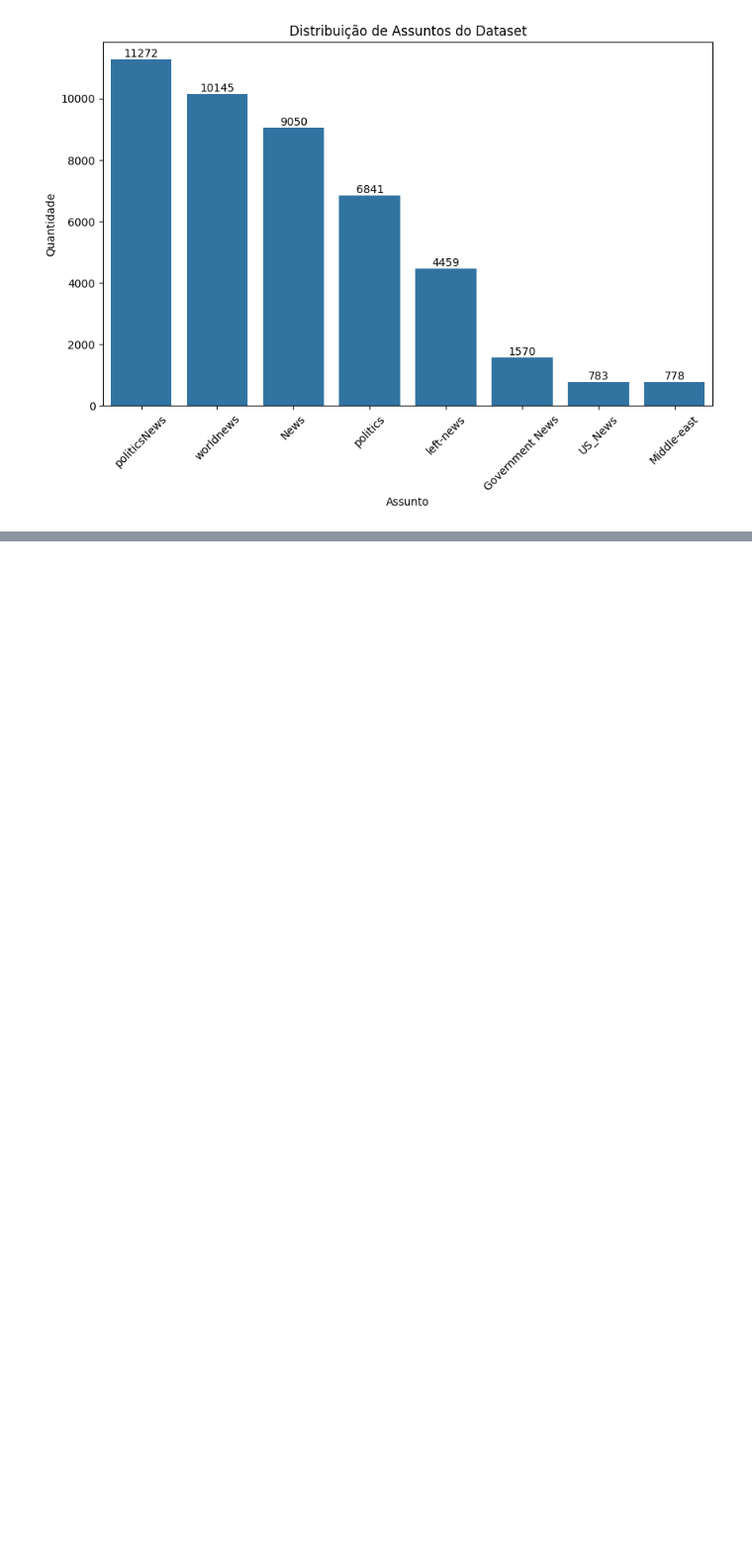
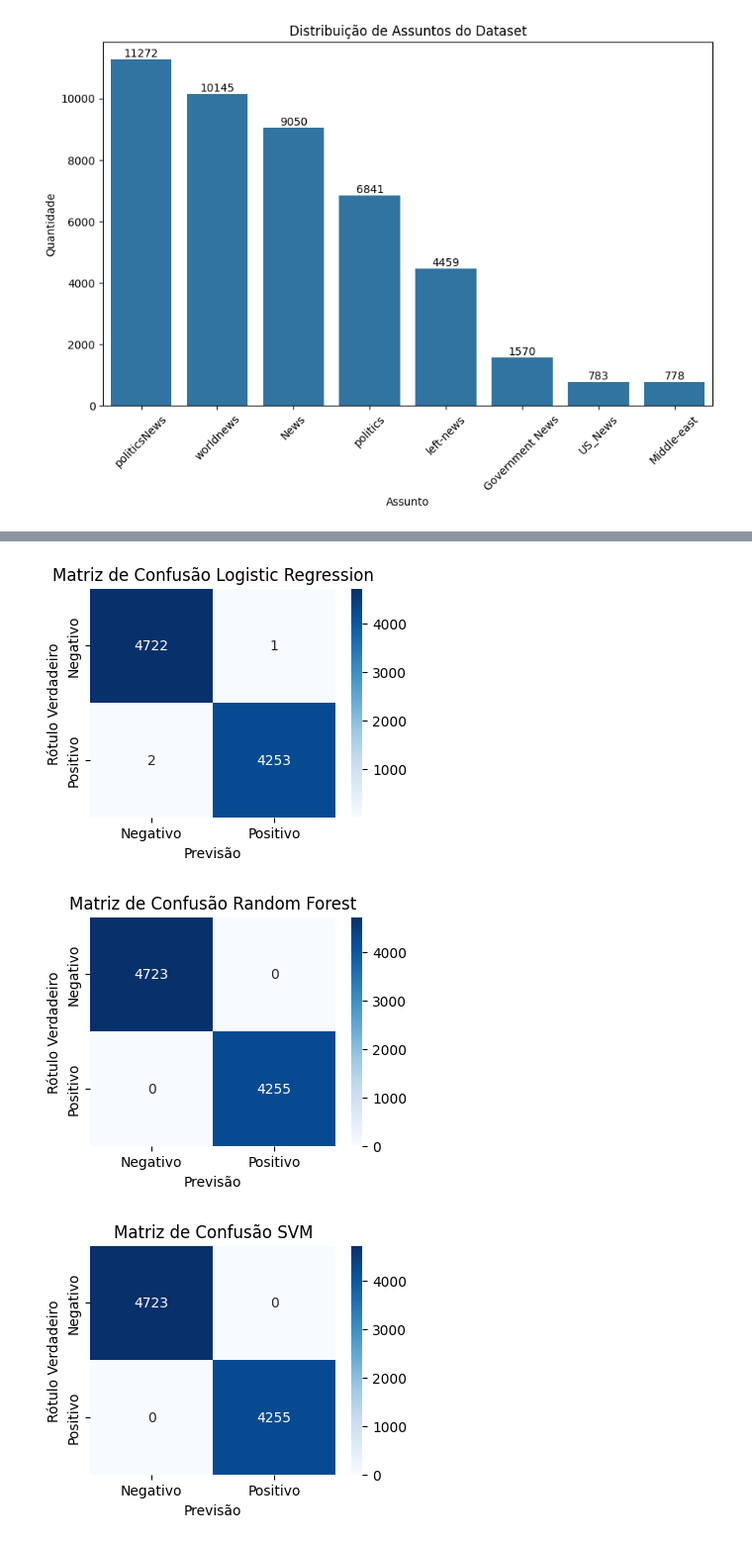
Before and after one commit to alandesson/puc-pos-fakenews, a Jupyter notebook: fake_news.ipynb, the cells around one changed output, grey strips where cells are left out. Shown: that part at 99% size. Cells and saved outputs as stored; diff of their text form; code cells hidden in the pictures; blank space fills up the shorter version.

```diff
--- a/fake_news.ipynb
+++ b/fake_news.ipynb
@@ -208,0 +269,10 @@ print("Accuracy:", accuracy)
+# %%
+from sklearn.model_selection import train_test_split
+
+# Tamanho da base de teste, 0.2 equivale a utilizar 20% do dataset para teste e 80% para treinamento
+tamanho_teste = 0.2
+# Semente - Garantir que a divisão dos dados seja reproduzível
+semente = 42
+
+# Dividindo os dados em conjunto de treinamento e teste
+X_train, X_test, y_train, y_test = train_test_split(X, y, test_size=tamanho_teste, random_state=semente)
@@ -208,0 +335,14 @@ print("Accuracy:", accuracy)
+# %%
+from sklearn.metrics import accuracy_score, classification_report, confusion_matrix
+import numpy as np
+
+# Avaliação dos modelos utilizando accuracy_score
+resultados = {}
+for nome, modelo in modelos.items():
+    y_pred = modelo.predict(X_test)
+    accuracy = accuracy_score(y_test, y_pred)
+    report = classification_report(y_test, y_pred)
+    resultados[nome] = y_pred
+    print(nome, "-----------------------------------------")
+    print(" * Accuracy:", accuracy)
+    print(" * Classification Report:\n", report)
@@ -208,0 +367,22 @@ print("Accuracy:", accuracy)
+# %%
+# Definir rótulos para as classes
+labels = ['Negativo', 'Positivo']
+
+for nome in resultados.keys():
+    # Criando a Matriz de Confusão
+    cm = confusion_matrix(y_test, resultados[nome])
+
+    # Criar um DataFrame pandas a partir da matriz de confusão
+    cm_df = pd.DataFrame(cm, index=labels, columns=labels)
+
+    # Plotar a matriz de confusão
+    plt.figure(figsize=(4, 3))
+    sns.heatmap(cm_df, annot=True, fmt='d', cmap='Blues')
+    plt.title('Matriz de Confusão ' + nome)
+    plt.xlabel('Previsão')
+    plt.ylabel('Rótulo Verdadeiro')
+    plt.show()
+# %% [output]
+[figure, added]
+[figure, added]
+[figure, added]
```
Also changed, not shown: parts of 23 cells of this notebook.
